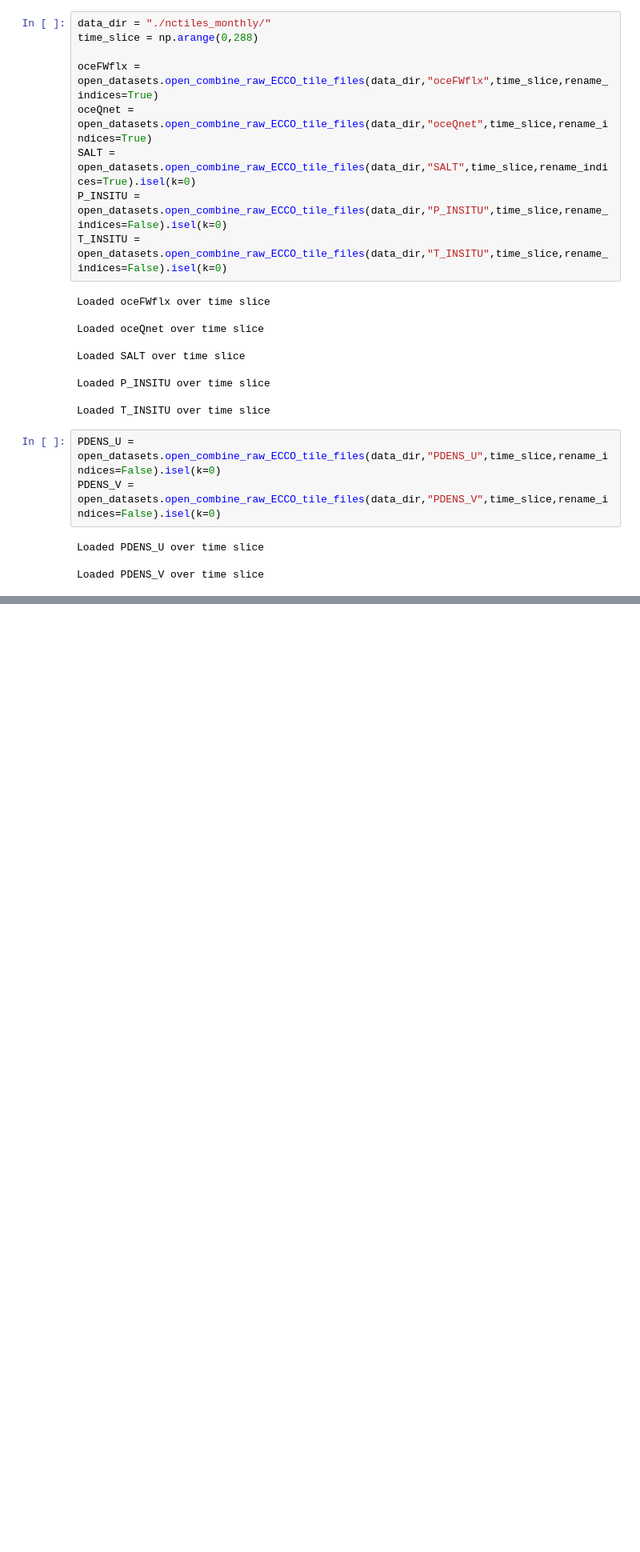
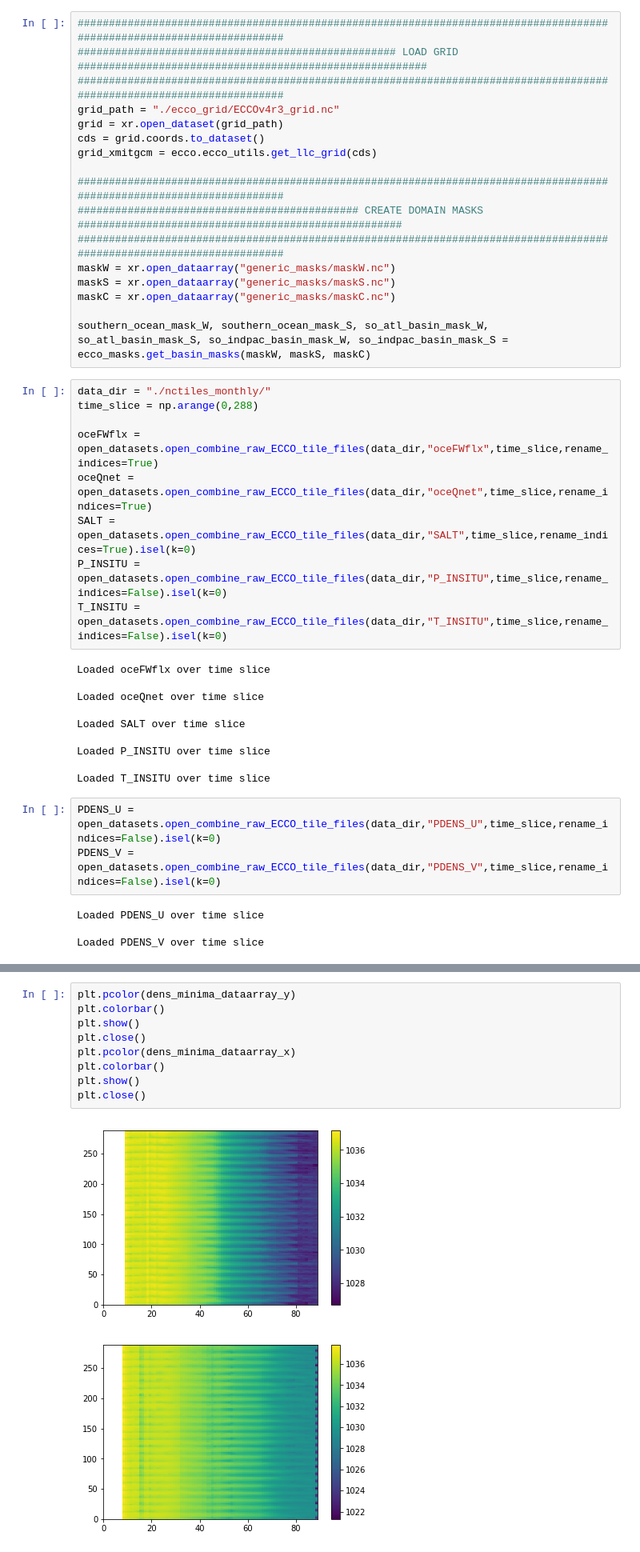
Before and after one commit to tatsumonkman47/ECCO-Cross-Isopycnal-Mixing, a Jupyter notebook: Integrate_Surface_Fluxes.ipynb, the cells around one changed output, grey strips where cells are left out. Shown: that part at 80% size. Saved outputs shown, nothing was run; the diff lists cells and outputs as text; blank space fills up the shorter version.

```diff
--- a/Integrate_Surface_Fluxes.ipynb
+++ b/Integrate_Surface_Fluxes.ipynb
@@ -37,3 +41,20 @@ display(HTML("<style>.container { width:100% !important; }</style>"))
+# %%
+######################################################################################################################
+################################################### LOAD GRID ########################################################
+######################################################################################################################
+grid_path = "./ecco_grid/ECCOv4r3_grid.nc"
+grid = xr.open_dataset(grid_path)
+cds = grid.coords.to_dataset()
+grid_xmitgcm = ecco.ecco_utils.get_llc_grid(cds)
+
+######################################################################################################################
+############################################# CREATE DOMAIN MASKS ####################################################
+######################################################################################################################
+maskW = xr.open_dataarray("generic_masks/maskW.nc")
+maskS = xr.open_dataarray("generic_masks/maskS.nc")
+maskC = xr.open_dataarray("generic_masks/maskC.nc")
+
+southern_ocean_mask_W, southern_ocean_mask_S, so_atl_basin_mask_W, so_atl_basin_mask_S, so_indpac_basin_mask_W, so_indpac_basin_mask_S = ecco_masks.get_basin_masks(maskW, maskS, maskC)
 # %%
 data_dir = "./nctiles_monthly/"
 time_slice = np.arange(0,288)
@@ -68,0 +259,12 @@ plotting_functions.world_plot(oceQnet.oceQnet.isel(time=1))
+# %%
+plt.pcolor(dens_minima_dataarray_y)
+plt.colorbar()
+plt.show()
+plt.close()
+plt.pcolor(dens_minima_dataarray_x)
+plt.colorbar()
+plt.show()
+plt.close()
+# %% [output]
+[figure, added]
+[figure, added]
```
Also changed, not shown: parts of 11 cells of this notebook.
